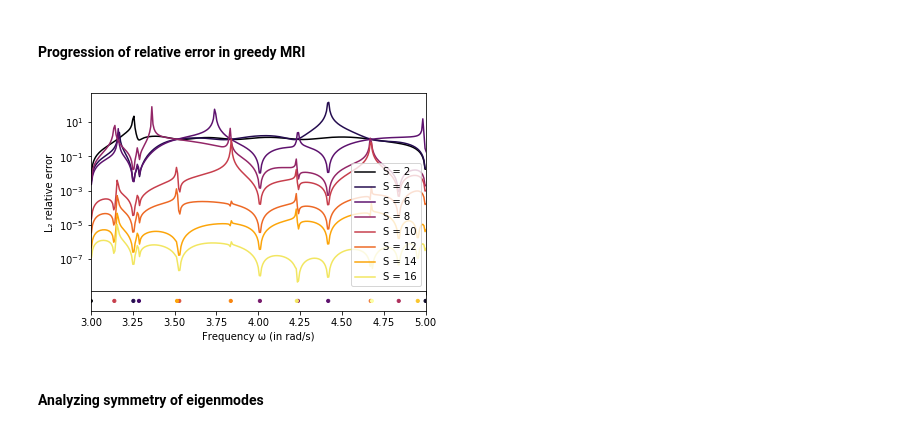
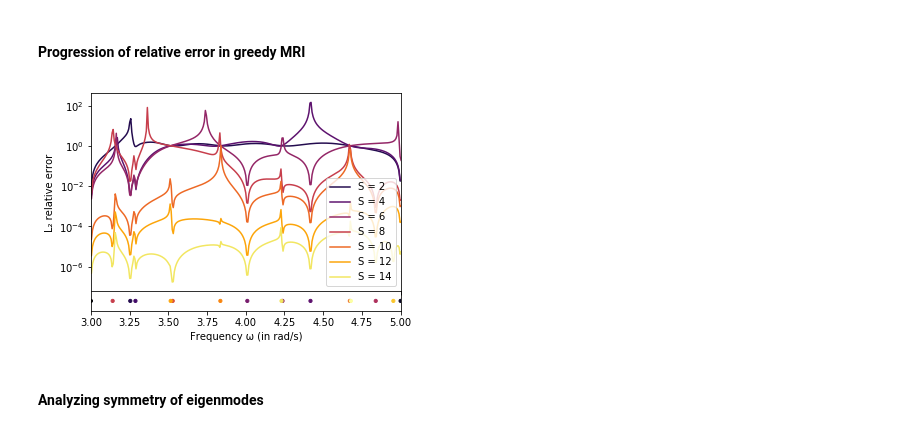
Before and after one commit to FMatti/Maxwell-MRI, a Jupyter notebook: examples/resonant_cavity/resonant_cavity.ipynb, the cells around one changed output. Drawn from its saved outputs; the diff is of its cells as text; code cells hidden in the pictures.

Commit message:
create plots for resonant cavity

```diff
--- a/examples/resonant_cavity/resonant_cavity.ipynb
+++ b/examples/resonant_cavity/resonant_cavity.ipynb
@@ -83,3 +90,32 @@ ax[-1].set_xlim(a, b)
 plt.show()
 # %% [output]
 [figure]
+# %%
+fig, ax = plt.subplots(3, 1, figsize=(5.55, 5), sharex=True, gridspec_kw={'height_ratios': [10, 10, 1]})
+
+a = 3
+b = 5
+omegas = np.linspace(a, b, 1000)
+RC.solve(omegas, solver='fenics')
+solution = RC.save_solution()
+VS = VectorSpaceL2(RC)
+
+ax[0].set_ylabel('L\u2082-norm solution')
+FE_norms = helpers.plot_solution_norms(ax[0], solution, VS, color=cm(0.0))
+
+MRI = MinimalRationalInterpolation(VS)
+MRI.compute_surrogate(RC, omegas=omegas, greedy=True, tol=1e-1)
+
+ax[1].set_ylabel('L\u2082-norm interpolant')
+RI_norms = helpers.plot_surrogate_norms(ax[1], MRI, a, b, color=cm(0.5))
+
+nodes = MRI.u_ring.get_nodes()
+ax[-1].scatter(nodes, np.zeros_like(nodes), s=10, color=cm(0.5))
+#helpers.plot_lines(ax[1], MRI.u_ring.get_nodes())
+
+ax[-1].set_yticks([])
+ax[-1].set_xlabel('Frequency \u03C9 (in rad/s)')
+ax[-1].set_xlim(a, b)
+ax[0].set_ylim(2e-1, 2e+3)
+ax[1].set_ylim(2e-1, 2e+3)
+plt.subplots_adjust(wspace=0, hspace=0)
@@ -88,26 +129,29 @@ plt.show()
 # %%
 fig, ax = plt.subplots(2, 1, figsize=(6, 4), sharex=True, gridspec_kw={'height_ratios': [10, 1]})
 
 omegas = np.linspace(a, b, 300)
 linspace = np.linspace(a-(b-a)/600, b+(b-a)/600, 301)
 RC.solve(linspace)
 u_linspace = RC.get_solution(trace=VS.get_trace())
 
 MRI = MinimalRationalInterpolation(VS)
 n_iter = 16
 surrogate_history = MRI.compute_surrogate(RC, omegas, greedy=True, n_iter=n_iter, return_history=True)
 
-for i in range(n_iter - 1)[::2]:
-    RI = surrogate_history[i]
-    helpers.plot_surrogate_error_norms(ax[0], RC, MRI, VS, u_linspace, linspace, RI,
-        label='S = {}'.format(i+2), color=cm(i/(n_iter-1)))
+# FOR PLOTTING ONLY
+norms = []
+n_supp = range(n_iter - 1)[2::2]
+for i in n_supp:
+    RI = surrogate_history[i-2]
+    norms.append(helpers.plot_surrogate_error_norms(ax[0], RC, MRI, VS, u_linspace, linspace, RI,
+        label='S = {}'.format(i), color=cm(i/(n_iter-1))))
 nodes = MRI.u_ring.get_nodes()
 ax[1].scatter(nodes, np.zeros_like(nodes), s=10, c=cm(np.arange(len(nodes))/(n_iter-1)), zorder=-n_iter)
 ax[0].set_ylabel('L\u2082 relative error')
 ax[1].set_xlabel('Frequency \u03C9 (in rad/s)')
 ax[1].set_xlim(a, b)
 ax[1].set_yticks([])
 ax[0].legend()
 plt.subplots_adjust(wspace=0, hspace=0)
 # %% [output]
-[figure, old version]
+[figure, new version]
```
Also changed, not shown: parts of 16 cells of this notebook, 12 other files.
